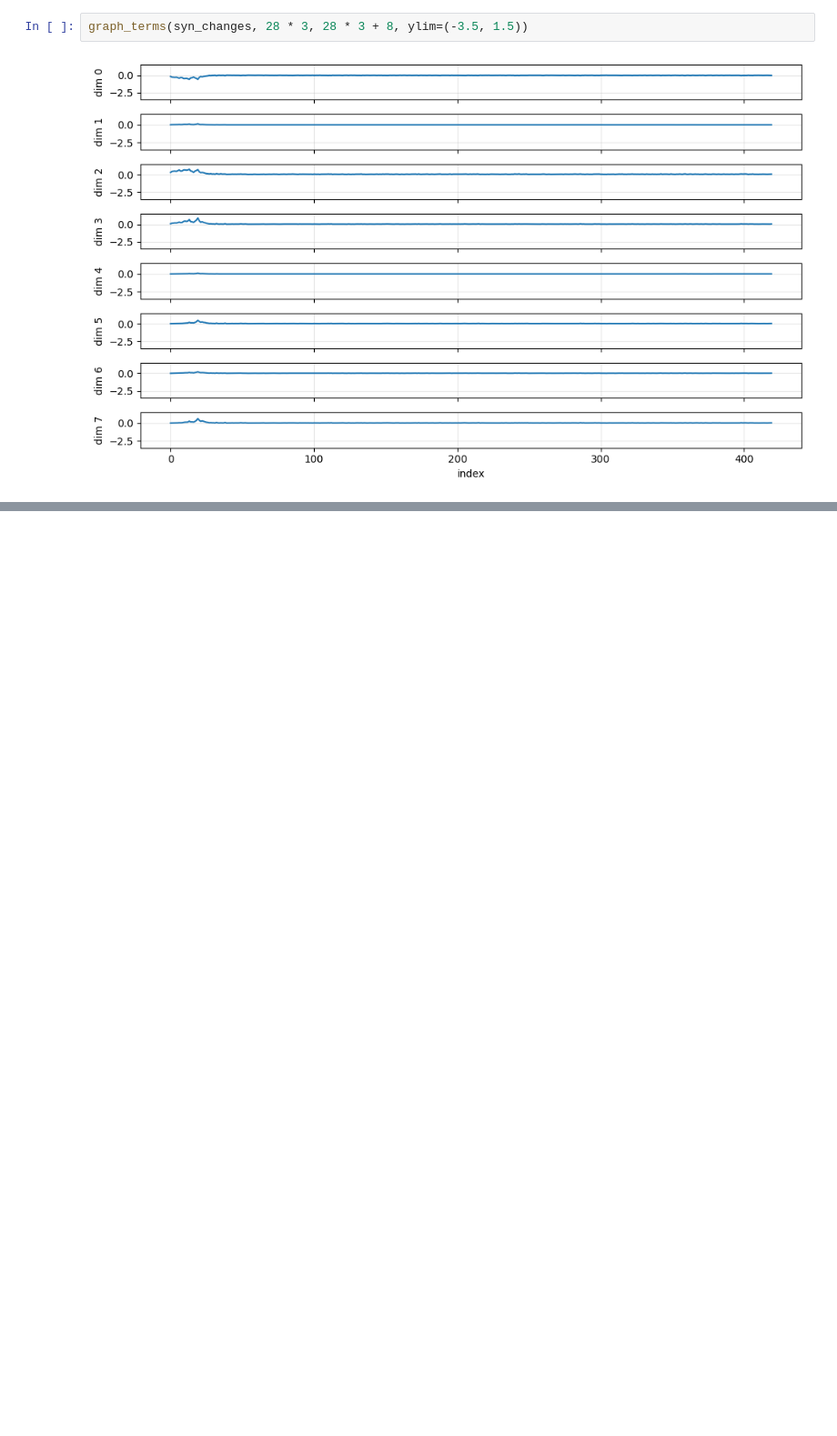
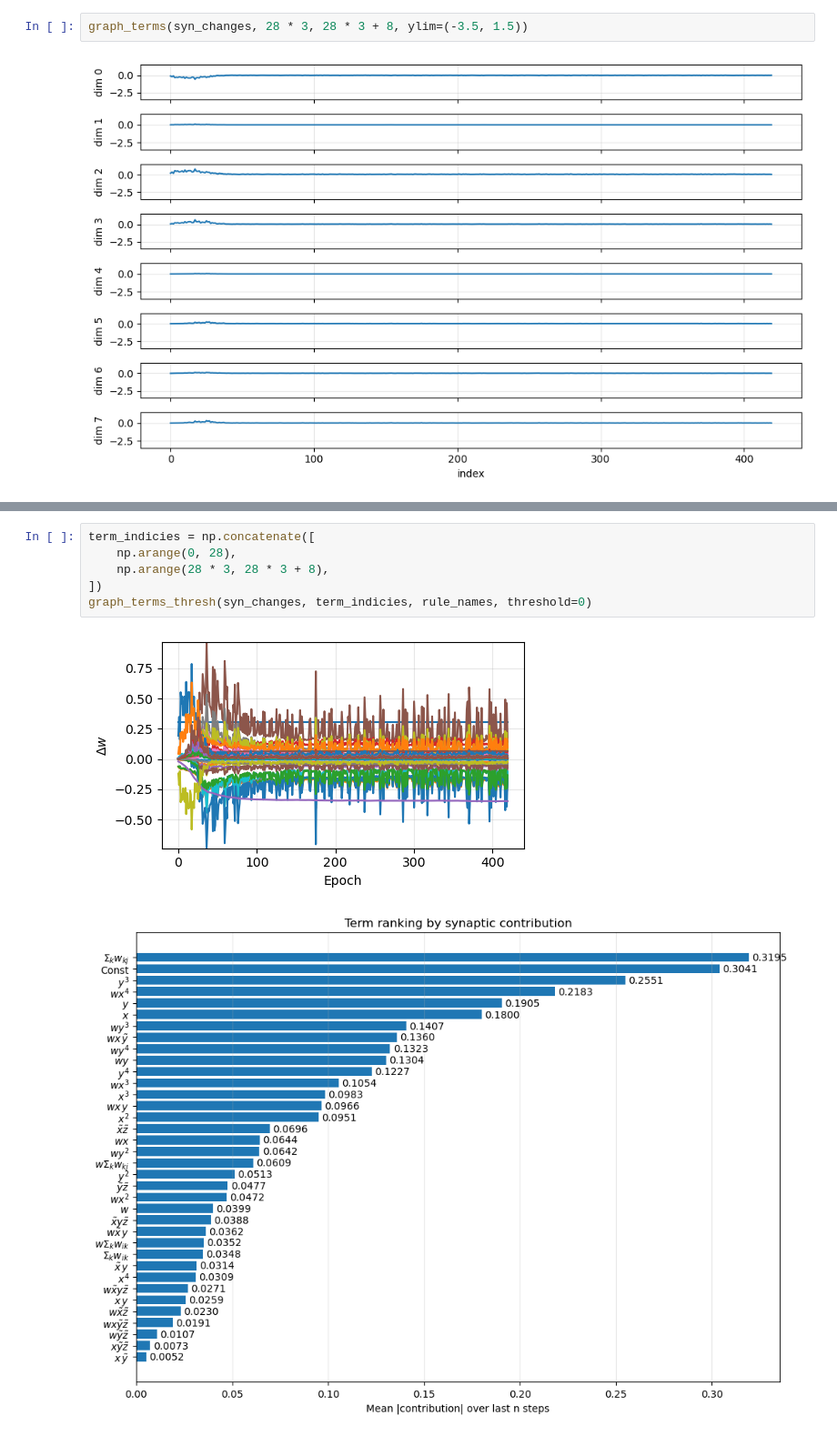
Before and after one commit to davidgbe/automated_plasticity_discovery, a Jupyter notebook: synaptic_change_tracking.ipynb, the cells around one changed output, grey strips where cells are left out. Shown at 91% size. Saved outputs shown, nothing was run; the diff lists cells and outputs as text; blank space fills up the shorter version.

```diff
--- a/synaptic_change_tracking.ipynb
+++ b/synaptic_change_tracking.ipynb
@@ -214,6 +226,15 @@ def graph_terms_thresh(syn_changes, term_indices, rule_names, ylim=None, n=None,
     ax2.grid(True, alpha=0.3, axis='x')
     plt.tight_layout()
     plt.show()
+# %%
+term_indicies = np.concatenate([
+    np.arange(0, 28),
+    np.arange(28 * 3, 28 * 3 + 8),
+])
+graph_terms_thresh(syn_changes, term_indicies, rule_names, threshold=0)
+# %% [output]
+[figure, added]
+[figure, added]
 # %%
 term_indicies = np.concatenate([
     np.arange(0, 28),
```
Also changed, not shown: parts of 12 cells of this notebook, 5 other files.
